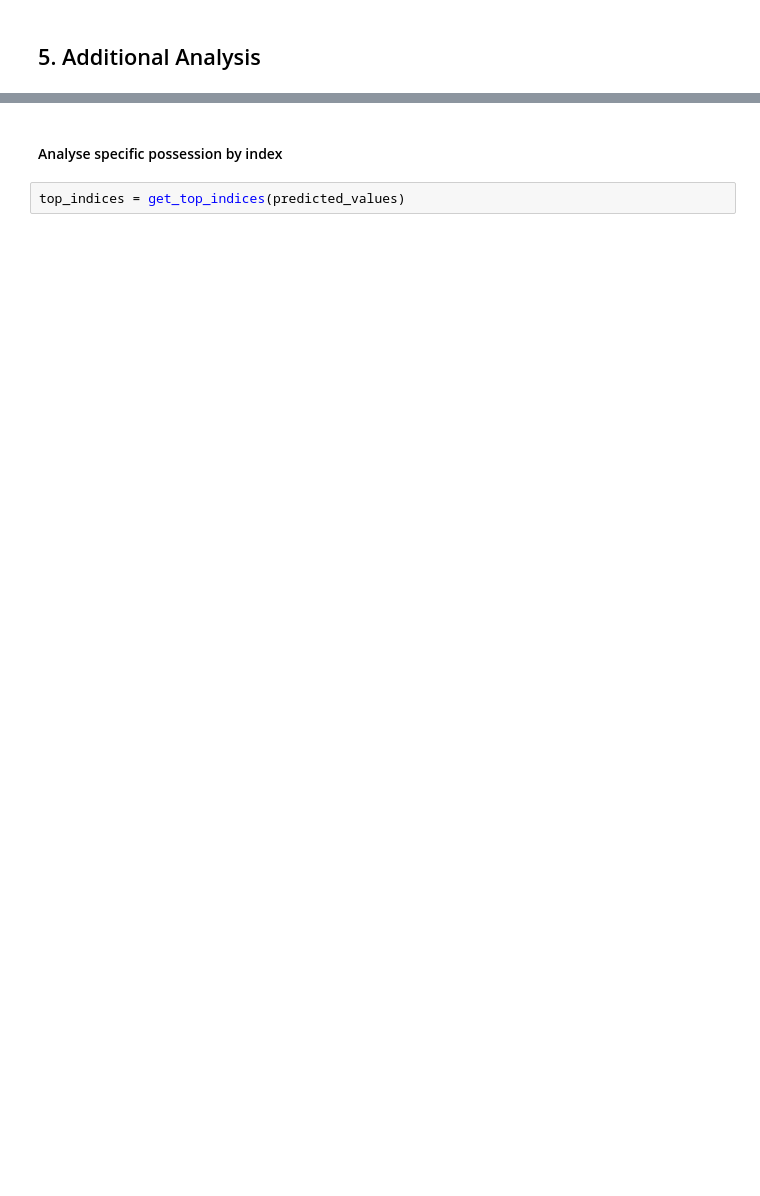
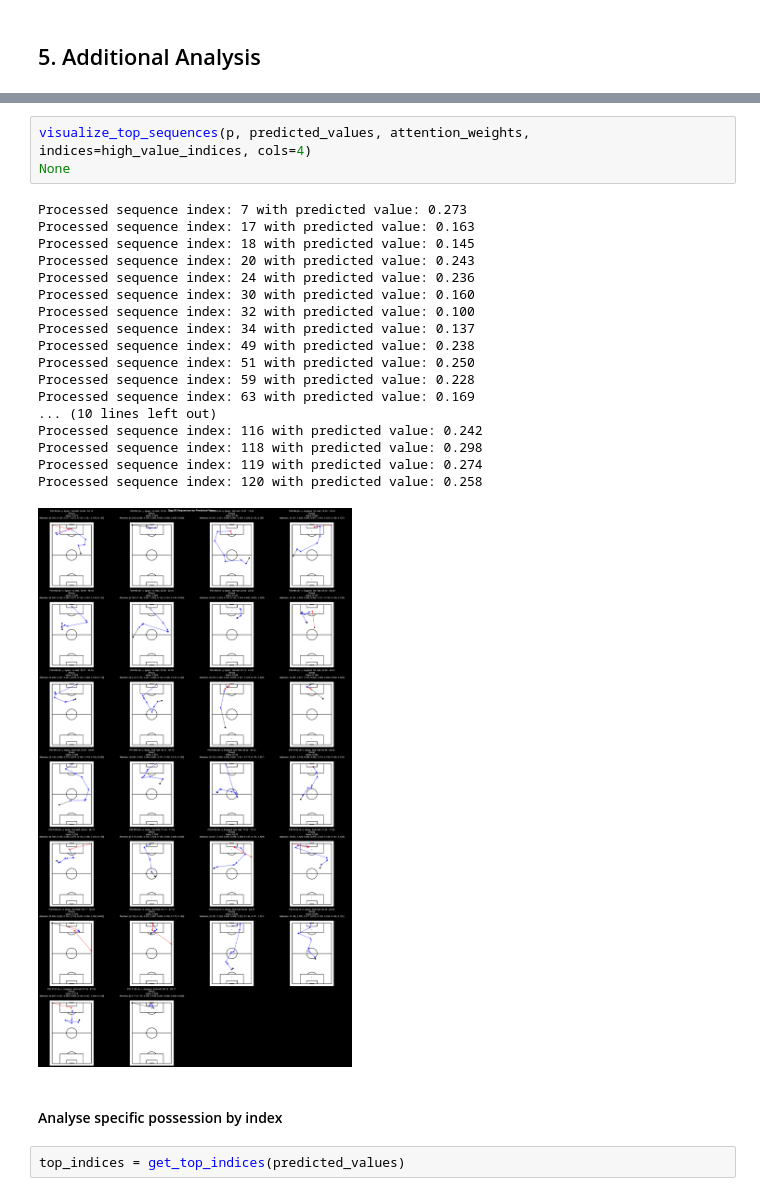
Before and after one commit to tmorcinek/statsbomb-scout, a Jupyter notebook: analysis_final_match.ipynb, the cells around one changed output, grey strips where cells are left out. Saved outputs shown, nothing was run; the diff lists cells and outputs as text; blank space fills up the shorter version.

```diff
--- a/analysis_final_match.ipynb
+++ b/analysis_final_match.ipynb
@@ -232,3 +243,25 @@ Processed sequence index: 569 with predicted value: 0.268
+# %%
+visualize_top_sequences(p, predicted_values, attention_weights, indices=high_value_indices, cols=4)
+None
+# %% [output]
+Processed sequence index: 7 with predicted value: 0.273
+Processed sequence index: 17 with predicted value: 0.163
+Processed sequence index: 18 with predicted value: 0.145
+Processed sequence index: 20 with predicted value: 0.243
+Processed sequence index: 24 with predicted value: 0.236
+Processed sequence index: 30 with predicted value: 0.160
+Processed sequence index: 32 with predicted value: 0.100
+Processed sequence index: 34 with predicted value: 0.137
+Processed sequence index: 49 with predicted value: 0.238
+Processed sequence index: 51 with predicted value: 0.250
+Processed sequence index: 59 with predicted value: 0.228
+Processed sequence index: 63 with predicted value: 0.169
+... (10 lines left out)
+Processed sequence index: 116 with predicted value: 0.242
+Processed sequence index: 118 with predicted value: 0.298
+Processed sequence index: 119 with predicted value: 0.274
+Processed sequence index: 120 with predicted value: 0.258
+[figure, added]
 # %% [markdown]
 #### Analyse specific possession by index
 # %%
```
Also changed, not shown: parts of 26 cells of this notebook, 21 other files.
